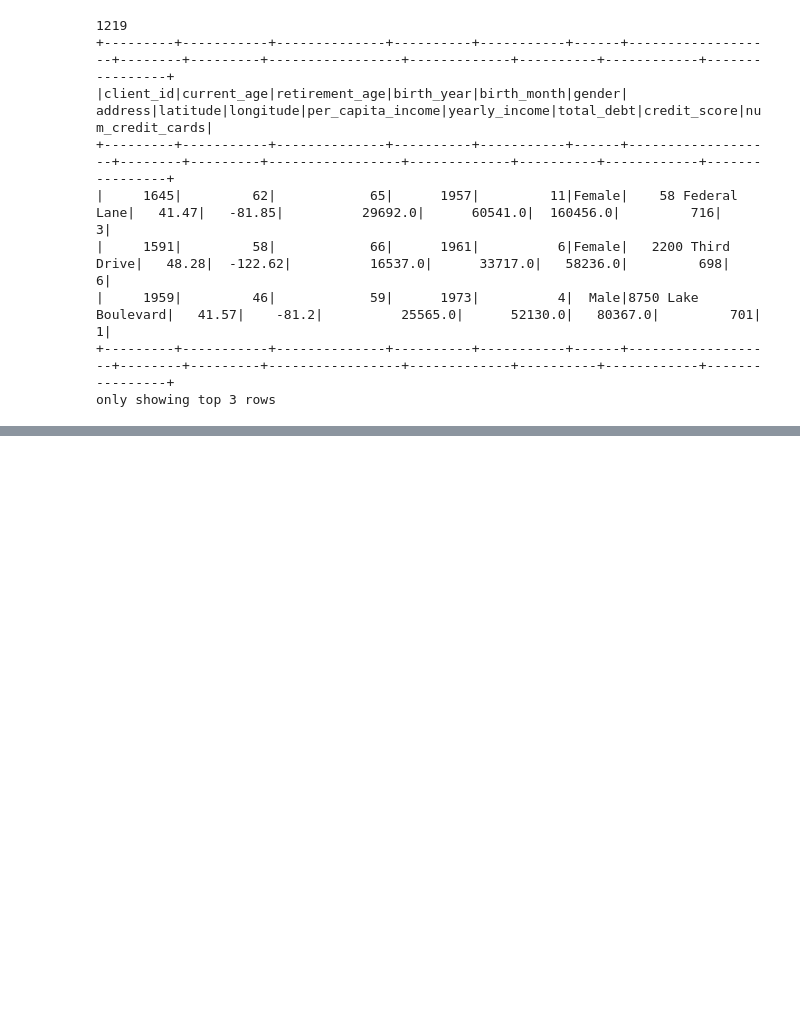
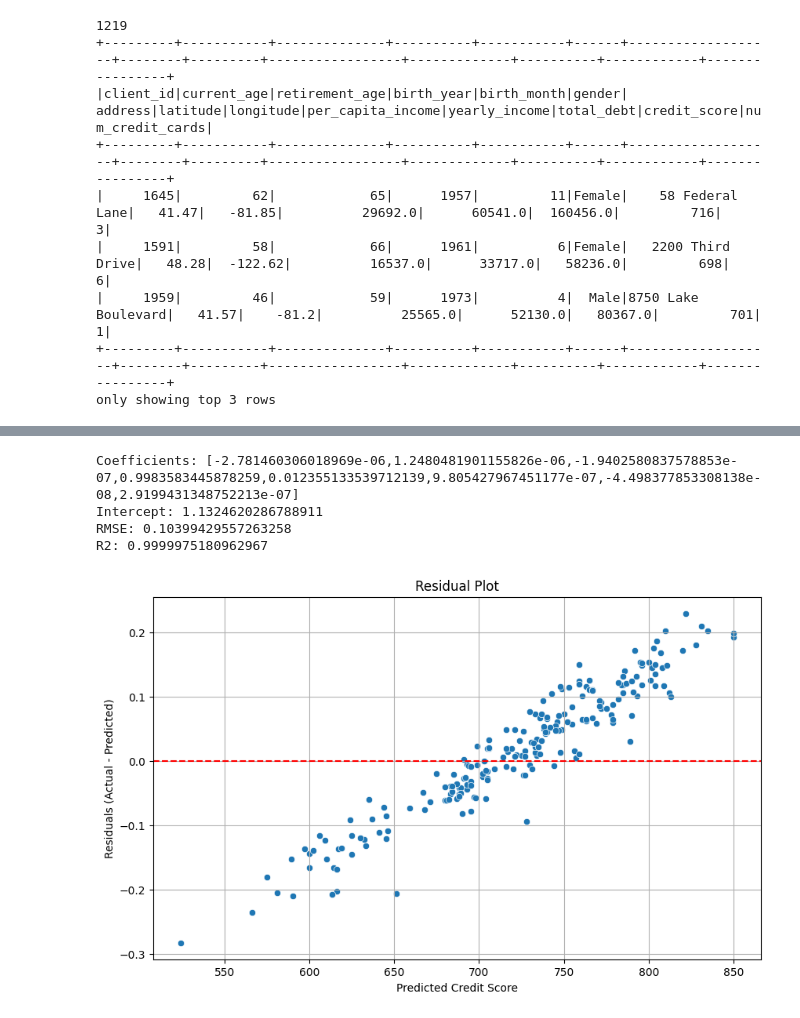
Before and after one commit to Sara-Gamal12/Transaction-Classification-and-Analysis, a Jupyter notebook: Users EDA.ipynb, the cells around one changed output, grey strips where cells are left out. Cells and saved outputs as stored; diff of their text form; code cells hidden in the pictures; blank space fills up the shorter version.

```diff
--- a/Users EDA.ipynb
+++ b/Users EDA.ipynb
@@ -285,0 +293,51 @@ plt.show()
+# %%
+# Drop unused or high-cardinality columns
+drop_cols = ["address", "birth_month", "birth_year","client_id","latitude","longitude","gender","any_card_on_dark_web","retirement_age","current_age","avg_credit_limit","avg_transaction_amount","std_transaction_amount"]
+
+features_df = features_df.drop(*drop_cols)
+# %%
+assembler = VectorAssembler(inputCols=features_df.columns, outputCol="features")
+
+
+# Transform data to get 'features' column
+assembled_df = assembler.transform(features_df)
+
+# Rename the 'label' column (target for regression)
+assembled_df = assembled_df.withColumnRenamed("credit_score", "label")
+
+#  Split into training and test sets (80% train, 20% test)
+train_df, test_df = assembled_df.randomSplit([0.8, 0.2], seed=42)
+# %%
+lr = LinearRegression(featuresCol="features", labelCol="label",regParam=0.1)
+lr_model = lr.fit(train_df)
+# %%
+training_summary = lr_model.summary
+
+print("Coefficients:", lr_model.coefficients)
+print("Intercept:", lr_model.intercept)
+print("RMSE:", training_summary.rootMeanSquaredError)
+print("R2:", training_summary.r2)
+# %% [output]
+Coefficients: [-2.781460306018969e-06,1.2480481901155826e-06,-1.9402580837578853e-07,0.9983583445878259,0.012355133539712139,9.805427967451177e-07,-4.498377853308138e-08,2.9199431348752213e-07]
+Intercept: 1.1324620286788911
+RMSE: 0.10399429557263258
+R2: 0.9999975180962967
+# %%
+# Predict
+predictions = lr_model.transform(test_df).select("label", "prediction")
+
+# Convert to Pandas for plotting
+residuals_pd = predictions.toPandas()
+residuals_pd["residual"] = residuals_pd["label"] - residuals_pd["prediction"]
+# %%
+# Plot 1: Residuals Scatter Plot
+plt.figure(figsize=(10, 6))
+sns.scatterplot(x=residuals_pd["prediction"], y=residuals_pd["residual"])
+plt.axhline(0, color='red', linestyle='--')
+plt.xlabel("Predicted Credit Score")
+plt.ylabel("Residuals (Actual - Predicted)")
+plt.title("Residual Plot")
+plt.grid(True)
+plt.show()
+# %% [output]
+[figure, added]
```
Also changed, not shown: parts of 17 cells of this notebook.
